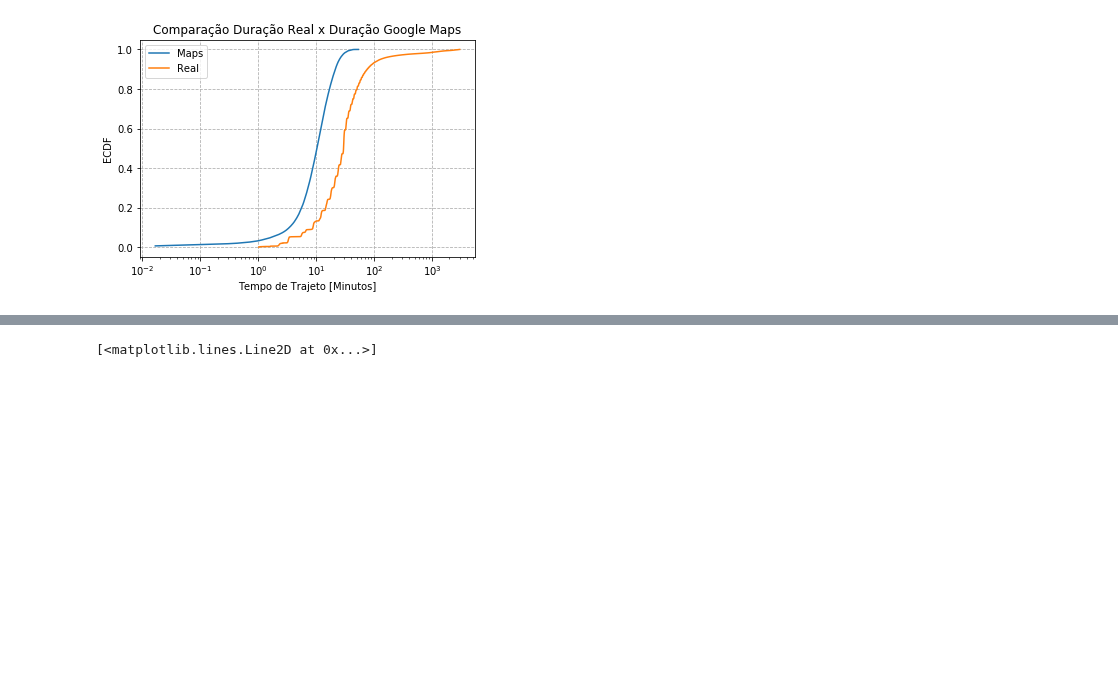
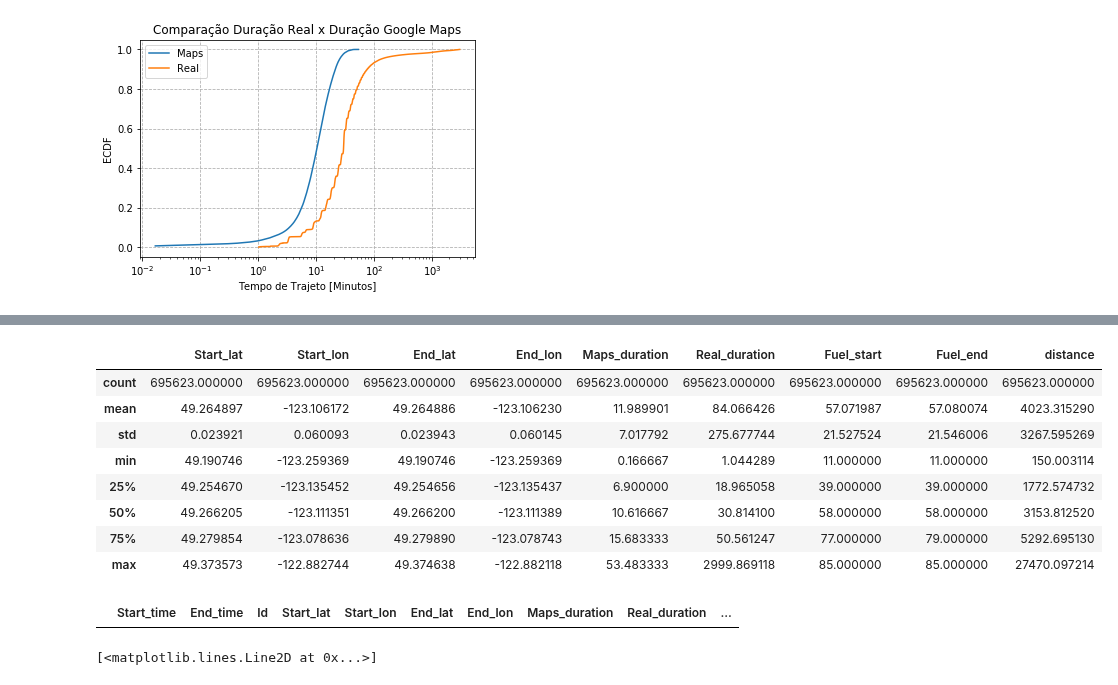
Before and after one commit to netlabufjf/Evo-Scripts, a Jupyter notebook: CDF_Plot_Evo.ipynb, the cells around one changed output, grey strips where cells are left out. Drawn from its saved outputs; the diff is of its cells as text; code cells hidden in the pictures; blank space fills up the shorter version.

```diff
--- a/CDF_Plot_Evo.ipynb
+++ b/CDF_Plot_Evo.ipynb
@@ -270,3 +272,21 @@ dfGreatDistance = dfOccupied[(dfOccupied['distance'] > 100) & (dfOccupied['Real_
+# %%
+dfGreatDistance.describe()
+# %% [output]
+|  | Start_lat | Start_lon | End_lat | End_lon | Maps_duration | Real_duration | Fuel_start | Fuel_end | distance |
+| count | 695623.000000 | 695623.000000 | 695623.000000 | 695623.000000 | 695623.000000 | 695623.000000 | 695623.000000 | 695623.000000 | 695623.000000 |
+| mean | 49.264897 | -123.106172 | 49.264886 | -123.106230 | 11.989901 | 84.066426 | 57.071987 | 57.080074 | 4023.315290 |
+| std | 0.023921 | 0.060093 | 0.023943 | 0.060145 | 7.017792 | 275.677744 | 21.527524 | 21.546006 | 3267.595269 |
+| min | 49.190746 | -123.259369 | 49.190746 | -123.259369 | 0.166667 | 1.044289 | 11.000000 | 11.000000 | 150.003114 |
+| 25% | 49.254670 | -123.135452 | 49.254656 | -123.135437 | 6.900000 | 18.965058 | 39.000000 | 39.000000 | 1772.574732 |
+| 50% | 49.266205 | -123.111351 | 49.266200 | -123.111389 | 10.616667 | 30.814100 | 58.000000 | 58.000000 | 3153.812520 |
+| 75% | 49.279854 | -123.078636 | 49.279890 | -123.078743 | 15.683333 | 50.561247 | 77.000000 | 79.000000 | 5292.695130 |
+| max | 49.373573 | -122.882744 | 49.374638 | -122.882118 | 53.483333 | 2999.869118 | 85.000000 | 85.000000 | 27470.097214 |
+# %%
+# Foi retirado todas as viagens que sairam e chegaram no mesmo local ou proximo
+dfGreatDistance[(dfGreatDistance['End_lat']==dfGreatDistance['Start_lat']) &
+                (dfGreatDistance['End_lon']==dfGreatDistance['Start_lon'])]
+# %% [output]
+|  | Start_time | End_time | Id | Start_lat | Start_lon | End_lat | End_lon | Maps_duration | Real_duration | ... |
 # %%
 # CDF Maps duration
 # Retirando valores entre 0 e 1 do maps
```
Also changed, not shown: parts of 12 cells of this notebook.
